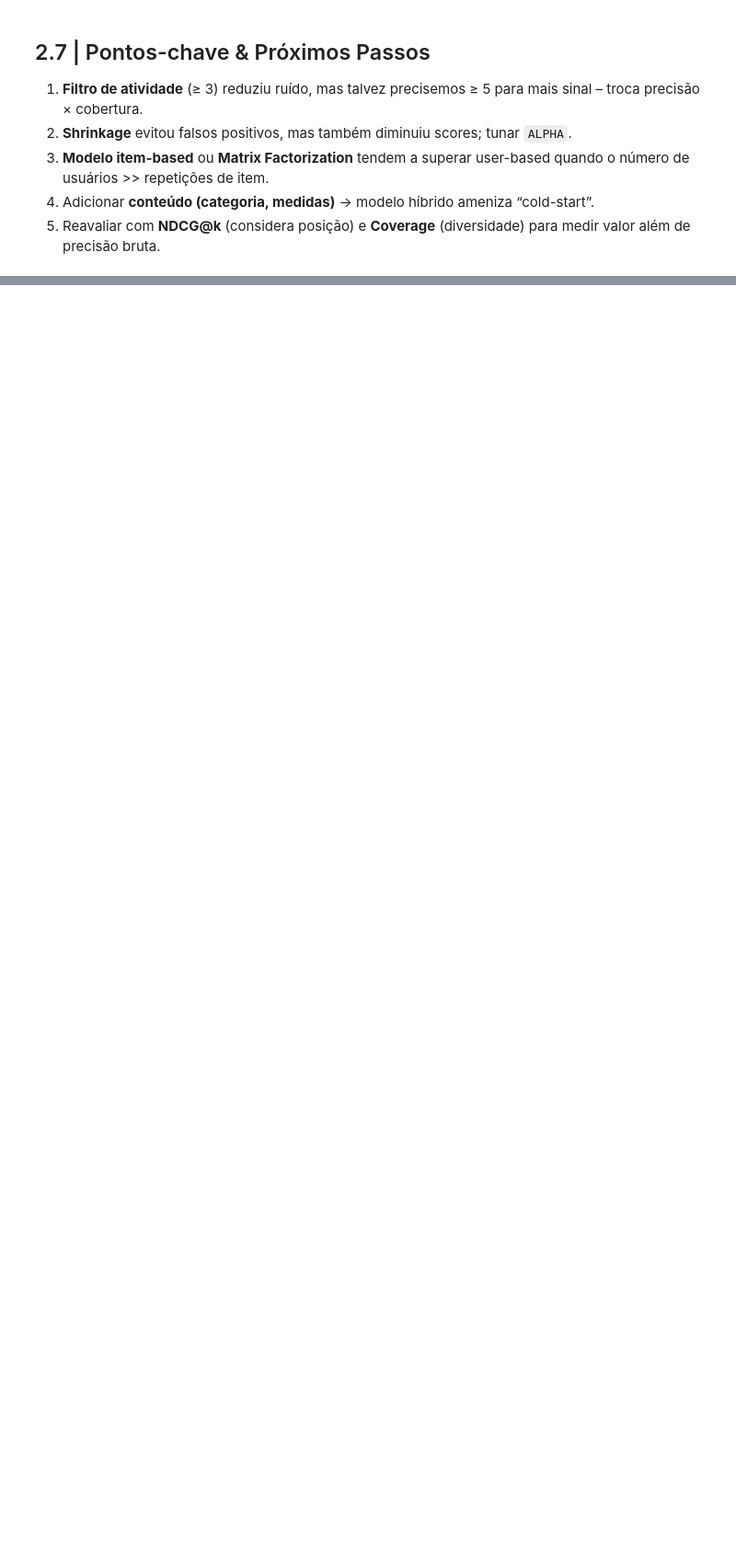
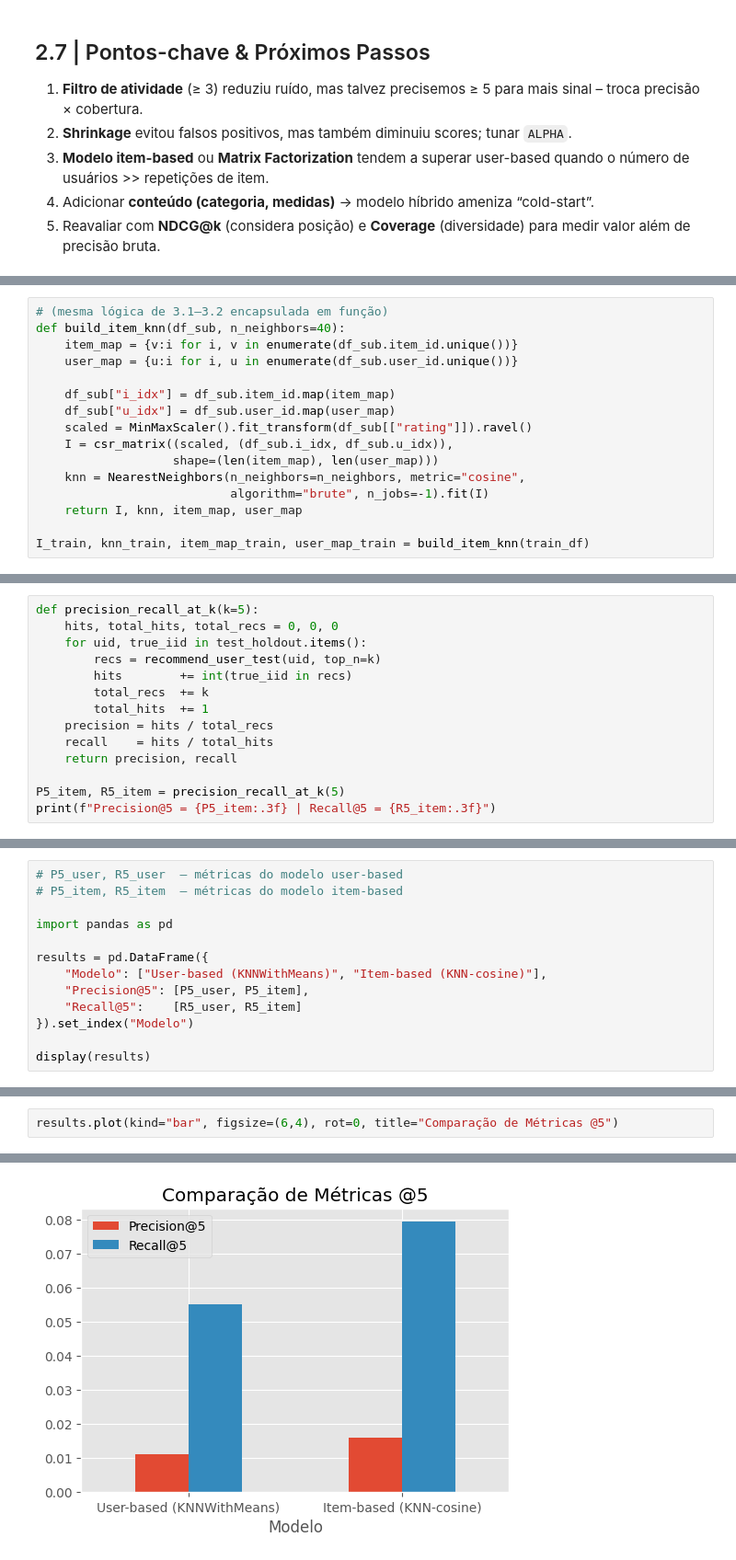
Before and after one commit to calebe-matias/Ponderada-Sistemas-de-Recomendacao, a Jupyter notebook: Pond-Sem-03.ipynb, the cells around one changed output, grey strips where cells are left out. Shown at 92% size. Drawn from its saved outputs; the diff is of its cells as text; blank space fills up the shorter version.

Commit message:
docs: Adiciona Partes 3 (Filtragem Colaborativa baseada em Item) e Parte 4 (Análise comparativa dos modelos).

```diff
--- a/Pond-Sem-03.ipynb
+++ b/Pond-Sem-03.ipynb
@@ -544,0 +710,16 @@ Popularidade Precision@5: 0.016
+# %%
+# (mesma lógica de 3.1–3.2 encapsulada em função)
+def build_item_knn(df_sub, n_neighbors=40):
+    item_map = {v:i for i, v in enumerate(df_sub.item_id.unique())}
+    user_map = {u:i for i, u in enumerate(df_sub.user_id.unique())}
+
+    df_sub["i_idx"] = df_sub.item_id.map(item_map)
+    df_sub["u_idx"] = df_sub.user_id.map(user_map)
+    scaled = MinMaxScaler().fit_transform(df_sub[["rating"]]).ravel()
+    I = csr_matrix((scaled, (df_sub.i_idx, df_sub.u_idx)),
+                   shape=(len(item_map), len(user_map)))
+    knn = NearestNeighbors(n_neighbors=n_neighbors, metric="cosine",
+                           algorithm="brute", n_jobs=-1).fit(I)
+    return I, knn, item_map, user_map
+
+I_train, knn_train, item_map_train, user_map_train = build_item_knn(train_df)
@@ -544,0 +748,14 @@ Popularidade Precision@5: 0.016
+# %%
+def precision_recall_at_k(k=5):
+    hits, total_hits, total_recs = 0, 0, 0
+    for uid, true_iid in test_holdout.items():
+        recs = recommend_user_test(uid, top_n=k)
+        hits        += int(true_iid in recs)
+        total_recs  += k
+        total_hits  += 1
+    precision = hits / total_recs
+    recall    = hits / total_hits
+    return precision, recall
+
+P5_item, R5_item = precision_recall_at_k(5)
+print(f"Precision@5 = {P5_item:.3f} | Recall@5 = {R5_item:.3f}")
@@ -544,0 +786,13 @@ Popularidade Precision@5: 0.016
+# %%
+# P5_user, R5_user  – métricas do modelo user-based
+# P5_item, R5_item  – métricas do modelo item-based
+
+import pandas as pd
+
+results = pd.DataFrame({
+    "Modelo": ["User-based (KNNWithMeans)", "Item-based (KNN-cosine)"],
+    "Precision@5": [P5_user, P5_item],
+    "Recall@5":    [R5_user, R5_item]
+}).set_index("Modelo")
+
+display(results)
@@ -544,0 +804,3 @@ Popularidade Precision@5: 0.016
+# %%
+results.plot(kind="bar", figsize=(6,4), rot=0, title="Comparação de Métricas @5")
+# %% [output]
@@ -544,0 +808 @@ Popularidade Precision@5: 0.016
+[figure, added]
```
Also changed, not shown: parts of 28 cells of this notebook.
